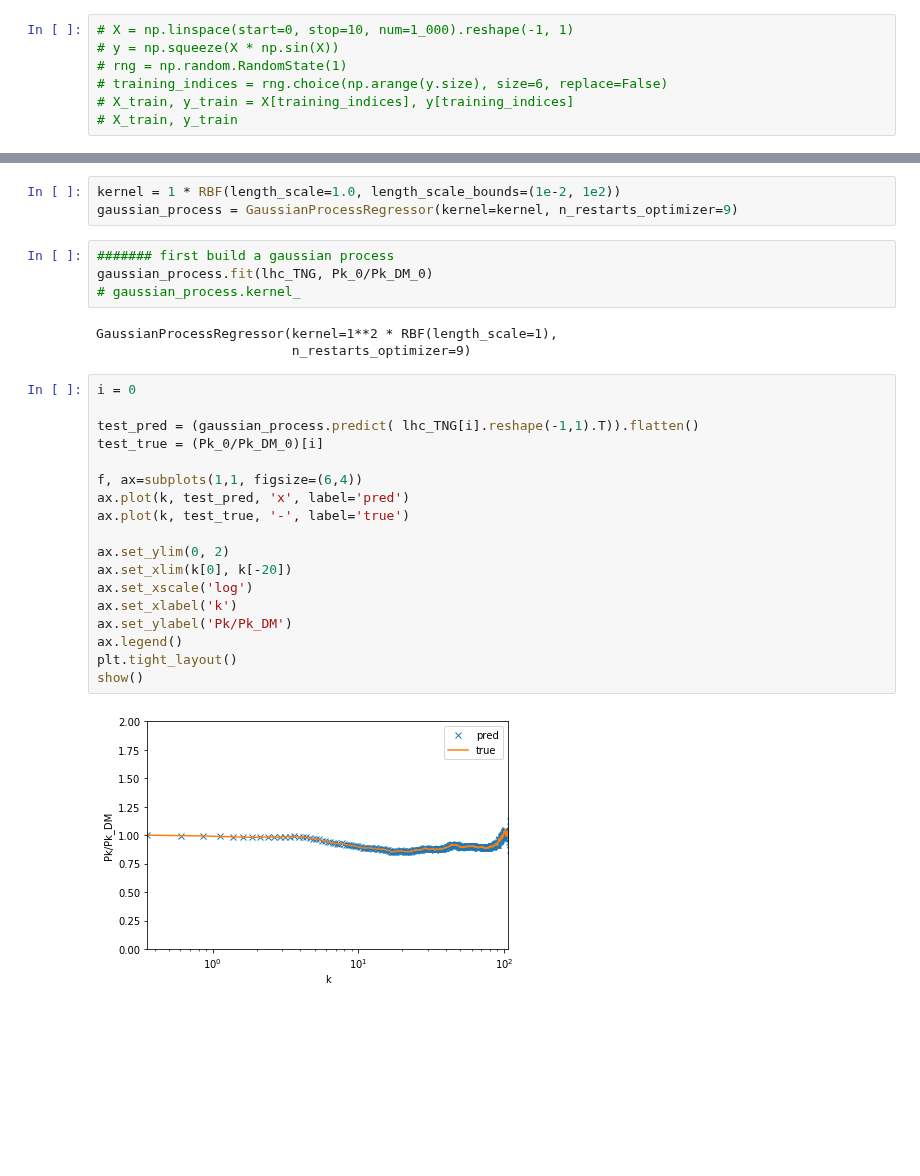
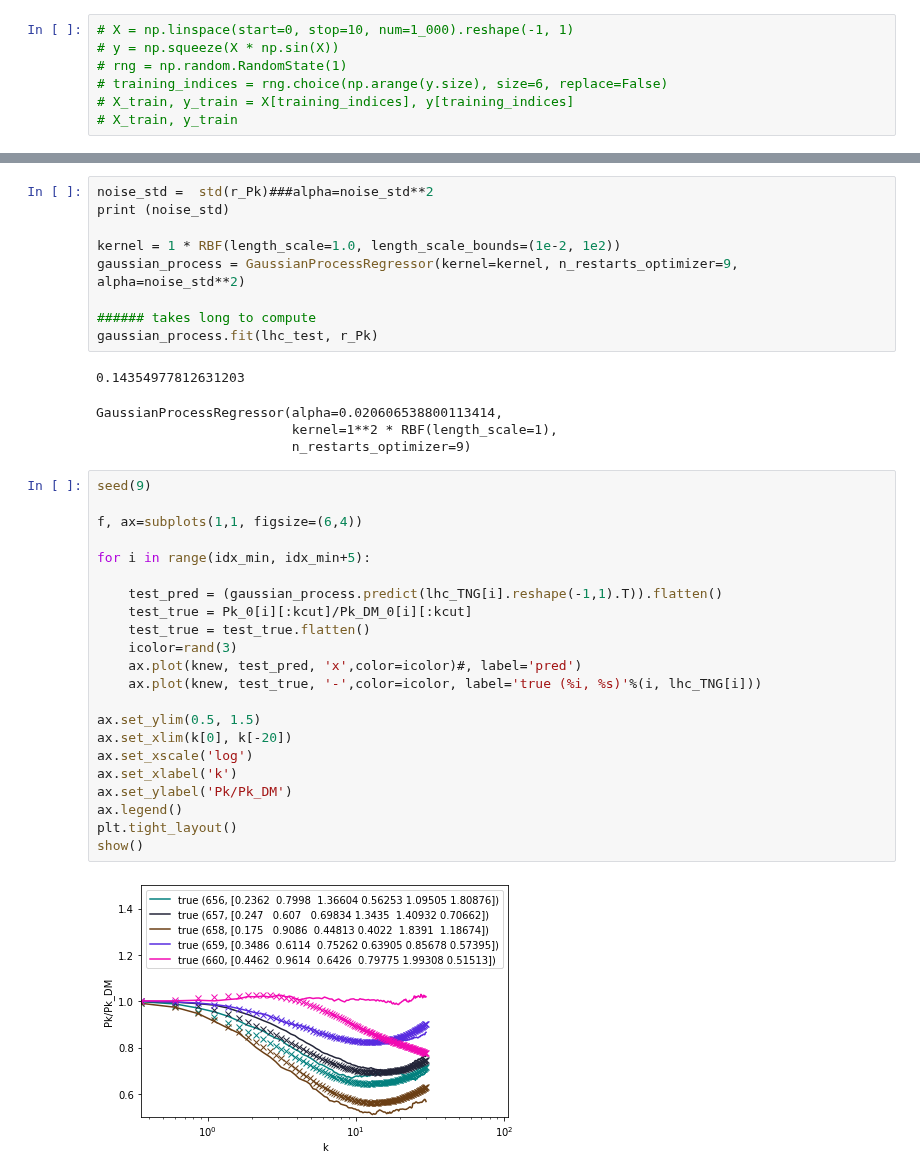
Before and after one commit to liuxx479/cosmo_dep_feedback, a Jupyter notebook: Pk_CAMELS.ipynb, the cells around one changed output, grey strips where cells are left out. Saved outputs shown, nothing was run; the diff lists cells and outputs as text; blank space fills up the shorter version.

```diff
--- a/Pk_CAMELS.ipynb
+++ b/Pk_CAMELS.ipynb
@@ -179,30 +205,38 @@ from sklearn.gaussian_process.kernels import RBF
 # %%
+noise_std =  std(r_Pk)###alpha=noise_std**2
+print (noise_std)
+
 kernel = 1 * RBF(length_scale=1.0, length_scale_bounds=(1e-2, 1e2))
-gaussian_process = GaussianProcessRegressor(kernel=kernel, n_restarts_optimizer=9)
+gaussian_process = GaussianProcessRegressor(kernel=kernel, n_restarts_optimizer=9, alpha=noise_std**2)
+
+###### takes long to compute
+gaussian_process.fit(lhc_test, r_Pk)
+# %% [output]
+0.14354977812631203
+GaussianProcessRegressor(alpha=0.020606538800113414,
+                         kernel=1**2 * RBF(length_scale=1),
+                         n_restarts_optimizer=9)
-# %%
-####### first build a gaussian process
-gaussian_process.fit(lhc_TNG, Pk_0/Pk_DM_0)
-# gaussian_process.kernel_
-# %% [output]
-GaussianProcessRegressor(kernel=1**2 * RBF(length_scale=1),
-                         n_restarts_optimizer=9)
-# %%
-i = 0
-
-test_pred = (gaussian_process.predict( lhc_TNG[i].reshape(-1,1).T)).flatten()
-test_true = (Pk_0/Pk_DM_0)[i]
-
-f, ax=subplots(1,1, figsize=(6,4))
-ax.plot(k, test_pred, 'x', label='pred')
-ax.plot(k, test_true, '-', label='true')
-
-ax.set_ylim(0, 2)
-ax.set_xlim(k[0], k[-20])
-ax.set_xscale('log')
-ax.set_xlabel('k')
-ax.set_ylabel('Pk/Pk_DM')
-ax.legend()
-plt.tight_layout()
-show()
-# %% [output]
-[figure, removed]
+# %%
+seed(9)
+
+f, ax=subplots(1,1, figsize=(6,4))
+
+for i in range(idx_min, idx_min+5):
+
+    test_pred = (gaussian_process.predict(lhc_TNG[i].reshape(-1,1).T)).flatten()
+    test_true = Pk_0[i][:kcut]/Pk_DM_0[i][:kcut]
+    test_true = test_true.flatten()
+    icolor=rand(3)
+    ax.plot(knew, test_pred, 'x',color=icolor)#, label='pred')
+    ax.plot(knew, test_true, '-',color=icolor, label='true (%i, %s)'%(i, lhc_TNG[i]))
+
+ax.set_ylim(0.5, 1.5)
+ax.set_xlim(k[0], k[-20])
+ax.set_xscale('log')
+ax.set_xlabel('k')
+ax.set_ylabel('Pk/Pk_DM')
+ax.legend()
+plt.tight_layout()
+show()
+# %% [output]
+[figure, added]
```
Also changed, not shown: parts of 5 cells of this notebook.
